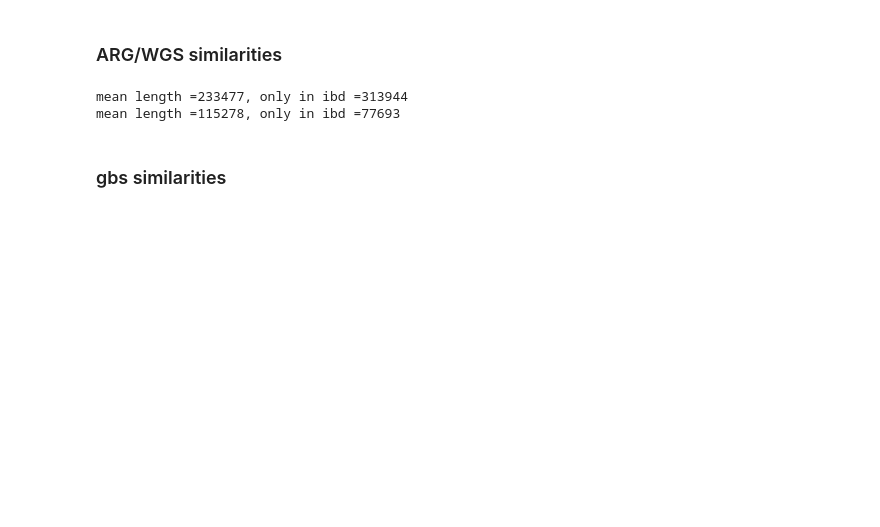
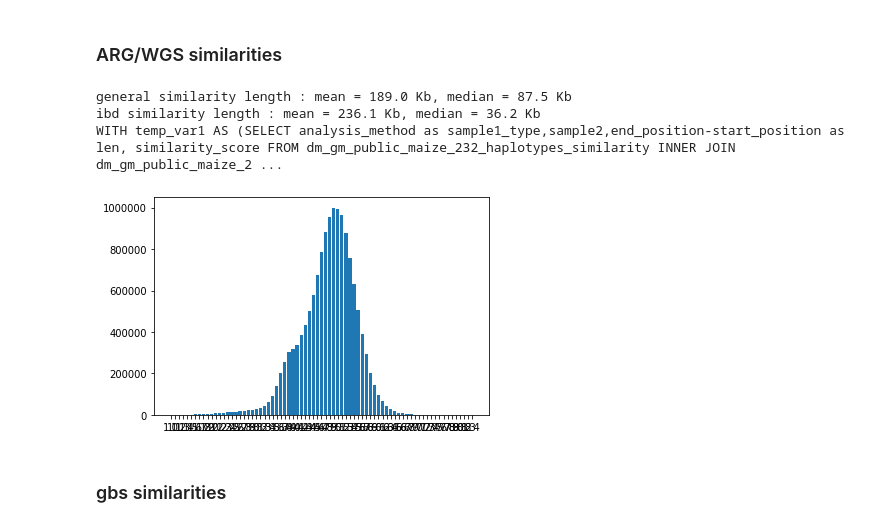
Before and after one commit to nrgene/genomagic_qa, a Jupyter notebook: html_report/similarity_analysis.ipynb, the cells around one changed output. Drawn from its saved outputs; the diff is of its cells as text; code cells hidden in the pictures; blank space fills up the shorter version.

```diff
--- a/html_report/similarity_analysis.ipynb
+++ b/html_report/similarity_analysis.ipynb
@@ -11,24 +11,28 @@ import redshift.redshift_queries as rs
 
 #change this parameters
 host='rndlab-genomagic-redshift.cl6ox83ermwm.us-east-1.redshift.amazonaws.com'
-data_version='maize_benchmark_test_fix_mkrs_919_01'
+data_version='dm_gm_public_maize_232'
 # %% [markdown]
 ### ARG/WGS similarities
 # %%
 sample_pair_types = []
 sample_pair_types.append(['whole_genome_sequencing', 'whole_genome_sequencing'])
 sample_pair_types.append(['applied_reference_genome', 'whole_genome_sequencing'])
 sample_pair_types.append(['whole_genome_sequencing', 'applied_reference_genome'])
 sample_pair_types.append(['applied_reference_genome', 'applied_reference_genome'])
 mean_all = rs.get_average_length_of_hap_similarity(host, data_version, sample_pair_types, 0)
 mean_ibd = rs.get_average_length_of_hap_similarity(host, data_version, sample_pair_types, 0.9)
 median_all = rs.get_median_length_of_hap_similarity(host, data_version, sample_pair_types, 0)
 median_ibd = rs.get_median_length_of_hap_similarity(host, data_version, sample_pair_types, 0.9)
-print('mean length ={}, only in ibd ={}'.format(mean_all, mean_ibd))
-print('mean length ={}, only in ibd ={}'.format(median_all, median_ibd))
+bp_units = 1000
+print('general similarity length : mean = {:.1f} Kb, median = {:.1f} Kb'.format(mean_all/bp_units, median_all/bp_units))
+print('ibd similarity length : mean = {:.1f} Kb, median = {:.1f} Kb'.format(mean_ibd/bp_units, median_ibd/bp_units))
+rs.compute_sim_len_histogram(host, data_version, sample_pair_types, 0)
 # %% [output]
-mean length =233477, only in ibd =313944
-mean length =115278, only in ibd =77693
+general similarity length : mean = 189.0 Kb, median = 87.5 Kb
+ibd similarity length : mean = 236.1 Kb, median = 36.2 Kb
+WITH temp_var1 AS (SELECT analysis_method as sample1_type,sample2,end_position-start_position as len, similarity_score FROM dm_gm_public_maize_232_haplotypes_similarity INNER JOIN dm_gm_public_maize_2 ...
+[figure, added]
 # %% [markdown]
 ### gbs similarities
 # %%
```
Also changed, not shown: parts of 2 cells of this notebook, 3 other files.
